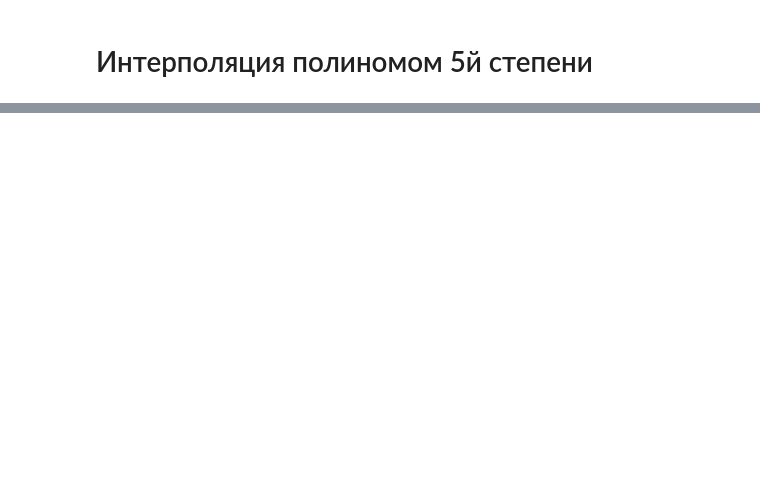
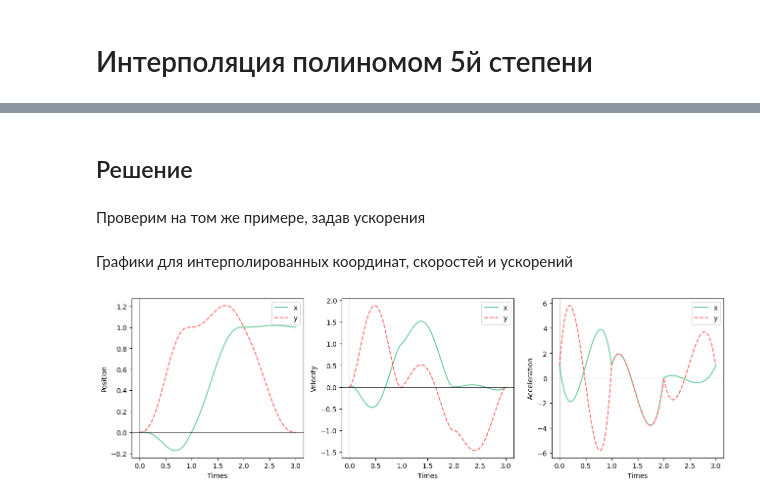
Before and after one commit to mark47B/MIP-project, a Jupyter notebook: Interpolation_MIP_HOROSHO.ipynb, the cells around one changed output, grey strips where cells are left out. Cells and saved outputs as stored; diff of their text form; code cells hidden in the pictures; blank space fills up the shorter version.

```diff
--- a/Interpolation_MIP_HOROSHO.ipynb
+++ b/Interpolation_MIP_HOROSHO.ipynb
@@ -108,0 +152,7 @@ plot_position_and_velocity(a_x, a_y, t)
+# %%
+def get_ddpoly(coefs: list, delta_time: float) -> float:
+  '''
+  Вычисляет значение второй производной полинома c коэффициентами
+  '''
+  dP = [(deg+1)*(deg+2) * cof * delta_time**(deg) for deg, cof in enumerate(coefs[2:])]
+  return reduce(lambda a, b: a + b, dP)
@@ -137 +226,3 @@ $a_{j3}  + 2 a_{j4} \Delta t + 3 a_{j5} \Delta t^2 = \frac{\dot{\beta}(T_j + \De
+# %% [markdown]
+## Решение
 # %%
@@ -159,0 +255,44 @@ def get_interpolation_coef_5(T, b, db):
+# %% [markdown]
+Проверим на том же примере, задав ускорения
+# %%
+x = [0, 0, 1, 1]
+y = [0, 1, 1, 0]
+
+v_x = [0, 1, 0, 0]
+v_y = [0, 0, -1, 0]
+
+a_x = [1,1,0,1]
+a_y = [1,1,0,1]
+
+t = [0, 1, 2, 3]
+
+c_x = get_interpolation_cof_5(t, x, v_x, a_x)
+c_y = get_interpolation_cof_5(t, y, v_y, a_y)
+# %% [markdown]
+Графики для интерполированных координат, скоростей и ускорений
+# %%
+fig, axis = plt.subplots(1, 3, figsize=(13, 4))
+
+y_labels = ('Position','Velocity', 'Acceleration')
+
+x = InterLine(color='#6c9',linestyle='solid',name='x', time_cofs=c_x)
+y = InterLine(color='#f66',linestyle='dashed',name='y', time_cofs=c_y)
+
+lines = (x, y)
+
+fnc_list = (poly, get_dpoly, get_ddpoly)
+
+for fnc, ax, y_label in zip(fnc_list, axis, y_labels):
+  for line in lines:
+    line.plot(ax, t, fnc)
+
+  ax.axhline(0, color='black', linewidth=0.5)
+  ax.axvline(0, color='black', linewidth=0.5)
+  ax.set_xlabel('Times')
+  ax.set_ylabel(y_label)
+  ax.legend()
+
+plt.tight_layout()
+plt.show()
+# %% [output]
+[figure, added]
```
Also changed, not shown: parts of 26 cells of this notebook.
